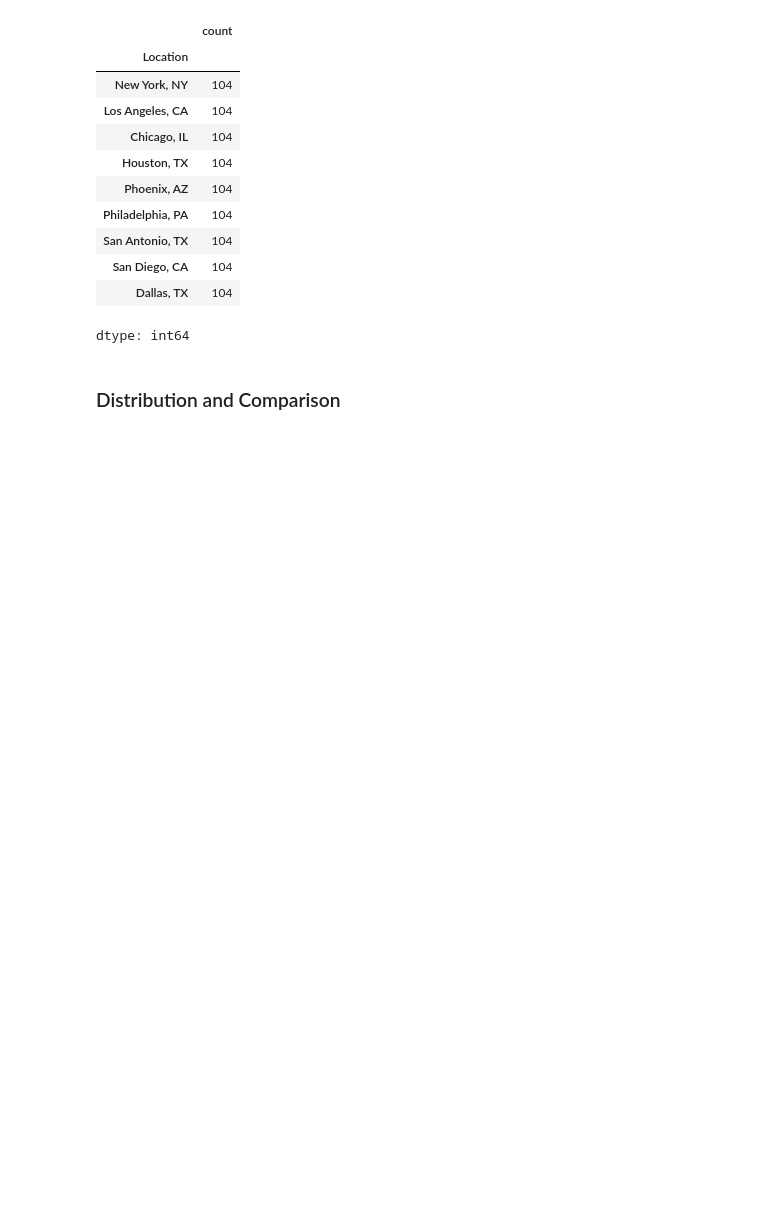
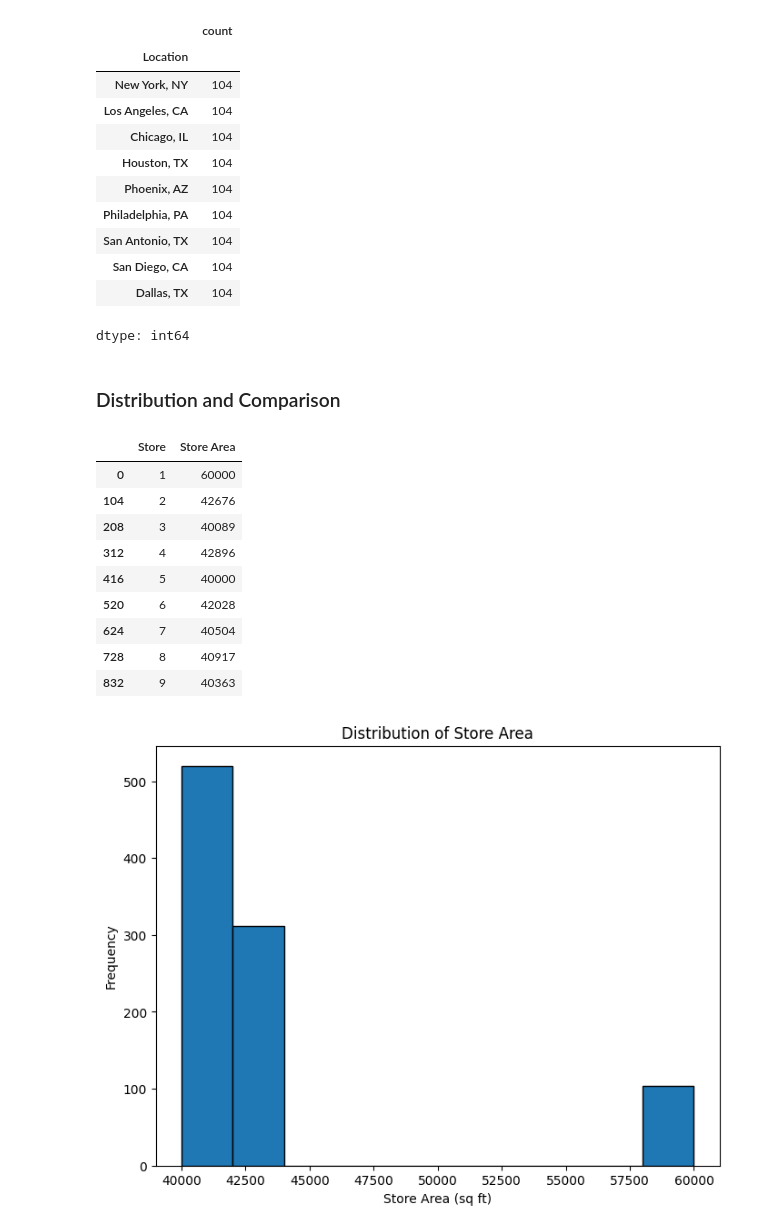
Before and after one commit to saulzmtz/ds, a Jupyter notebook: leaningTower1.ipynb, the cells around one changed output. Saved outputs shown, nothing was run; the diff lists cells and outputs as text; code cells hidden in the pictures; blank space fills up the shorter version.

```diff
--- a/leaningTower1.ipynb
+++ b/leaningTower1.ipynb
@@ -189,3 +201,30 @@ dtype: int64
 dtype: int64
 # %% [markdown]
 ### Distribution and Comparison
+# %%
+#PROMPT : List the Store Area for each store and create a histogram showing the distribution of the store area.
+
+# CODE:
+# List store area for each unique store
+store_area_by_store = data[['Store', 'Store Area']].drop_duplicates().sort_values(by='Store')
+display(store_area_by_store)
+
+# Assuming `data` is your DataFrame and 'Store Area' is the column name
+plt.figure(figsize=(8, 6))
+plt.hist(data['Store Area'], bins=10, edgecolor='black')
+plt.xlabel('Store Area (sq ft)')
+plt.ylabel('Frequency')
+plt.title('Distribution of Store Area')
+plt.show()
+# %% [output]
+|  | Store | Store Area |
+| 0 | 1 | 60000 |
+| 104 | 2 | 42676 |
+| 208 | 3 | 40089 |
+| 312 | 4 | 42896 |
+| 416 | 5 | 40000 |
+| 520 | 6 | 42028 |
+| 624 | 7 | 40504 |
+| 728 | 8 | 40917 |
+| 832 | 9 | 40363 |
+[figure, added]
```
Also changed, not shown: parts of 10 cells of this notebook.
